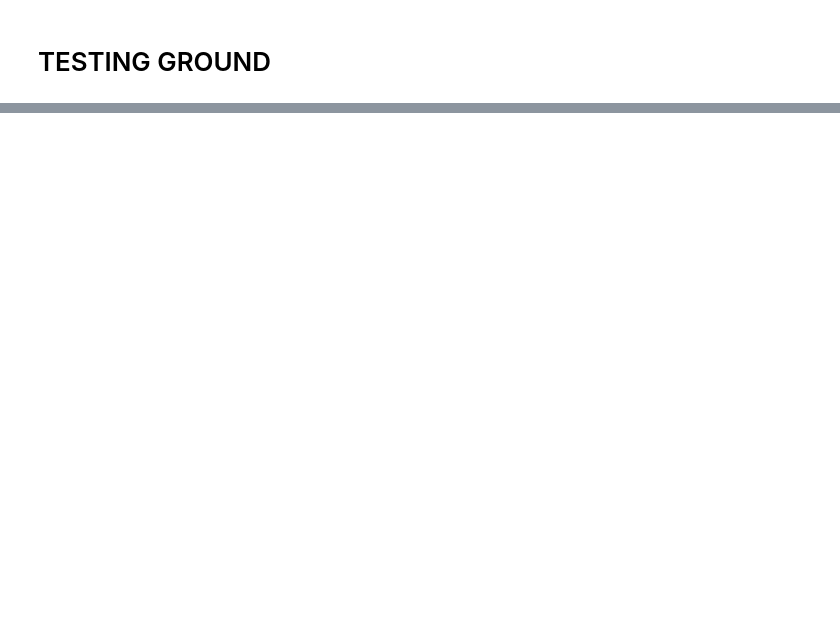
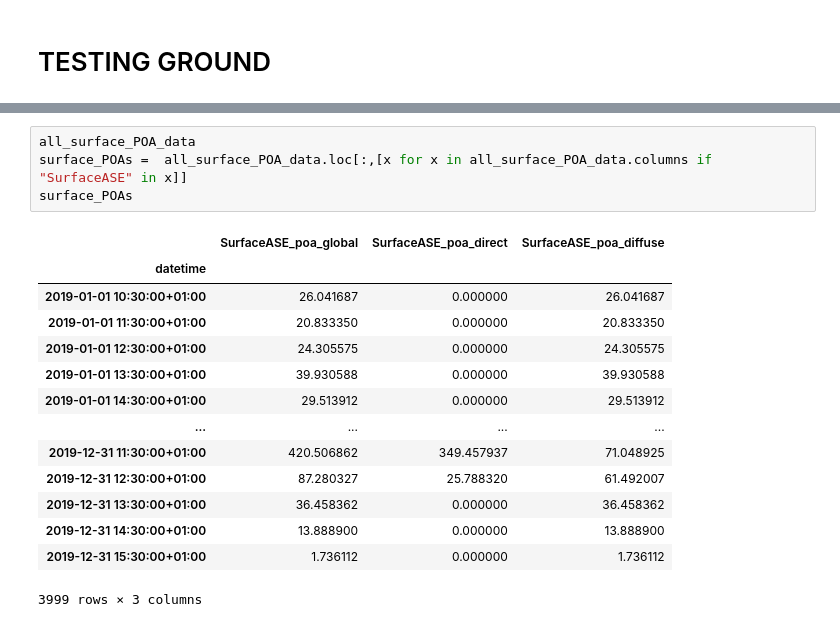
Before and after one commit to ncgarrood/utrechtsmartdistricpartA, a Jupyter notebook: TestingGround.ipynb, the cells around one changed output, grey strips where cells are left out. Saved outputs shown, nothing was run; the diff lists cells and outputs as text; blank space fills up the shorter version.

```diff
--- a/TestingGround.ipynb
+++ b/TestingGround.ipynb
@@ -177,3 +180,22 @@ Eind_data
+# %%
+all_surface_POA_data
+surface_POAs =  all_surface_POA_data.loc[:,[x for x in all_surface_POA_data.columns if "SurfaceASE" in x]]
+surface_POAs
+# %% [output]
+|  | SurfaceASE_poa_global | SurfaceASE_poa_direct | SurfaceASE_poa_diffuse |
+| datetime |  |  |  |
+| 2019-01-01 10:30:00+01:00 | 26.041687 | 0.000000 | 26.041687 |
+| 2019-01-01 11:30:00+01:00 | 20.833350 | 0.000000 | 20.833350 |
+| 2019-01-01 12:30:00+01:00 | 24.305575 | 0.000000 | 24.305575 |
+| 2019-01-01 13:30:00+01:00 | 39.930588 | 0.000000 | 39.930588 |
+| 2019-01-01 14:30:00+01:00 | 29.513912 | 0.000000 | 29.513912 |
+| ... | ... | ... | ... |
+| 2019-12-31 11:30:00+01:00 | 420.506862 | 349.457937 | 71.048925 |
+| 2019-12-31 12:30:00+01:00 | 87.280327 | 25.788320 | 61.492007 |
+| 2019-12-31 13:30:00+01:00 | 36.458362 | 0.000000 | 36.458362 |
+| 2019-12-31 14:30:00+01:00 | 13.888900 | 0.000000 | 13.888900 |
+| 2019-12-31 15:30:00+01:00 | 1.736112 | 0.000000 | 1.736112 |
+3999 rows × 3 columns
 # %%
 from pvlib.irradiance import get_total_irradiance,disc,dirint,dirindex,erbs,aoi
 from pvlib.solarposition import ephemeris
```
Also changed, not shown: parts of 7 cells of this notebook, 1 other file.
